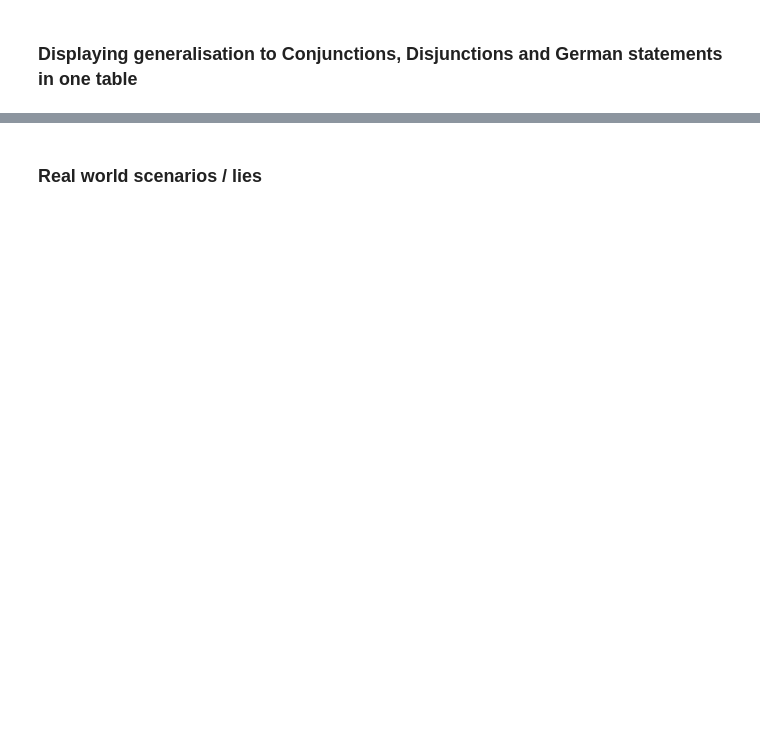
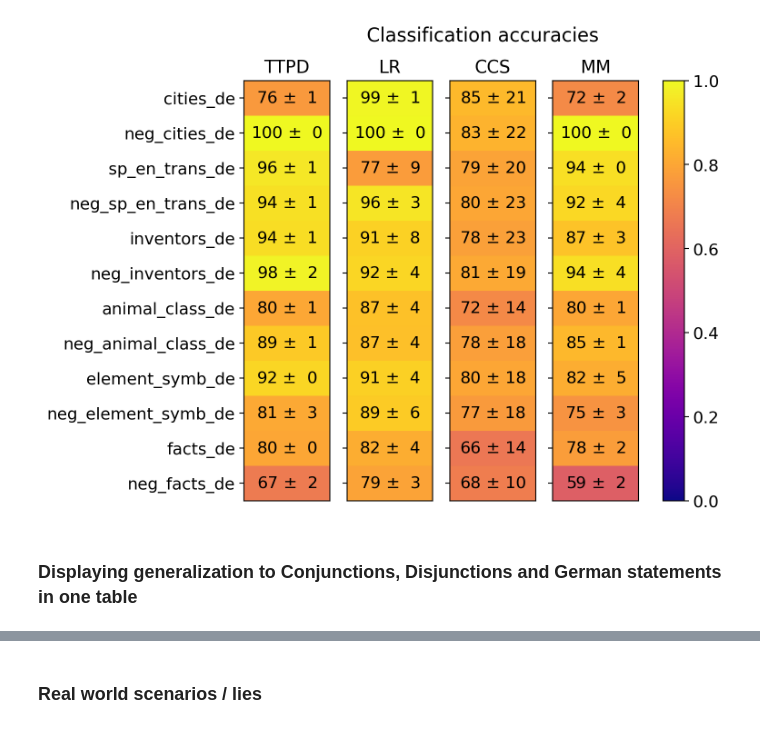
Before and after one commit to Fjallripa/Truth_is_Universal, a Jupyter notebook: lie_detection.ipynb, the cells around one changed output, grey strips where cells are left out. Cells and saved outputs as stored; diff of their text form; code cells hidden in the pictures; blank space fills up the shorter version.

```diff
--- a/lie_detection.ipynb
+++ b/lie_detection.ipynb
@@ -267,32 +335,36 @@ for probe_type, stats in probe_accuracies.items():
 # %%
 fig, (ax1, ax2, ax3, ax4) = plt.subplots(figsize=(7, 6), ncols=4)
 titles = ["TTPD", "LR", "CCS", "MM"]
 
 for t, (ax, key) in enumerate(zip((ax1, ax2, ax3, ax4), (TTPD, LRProbe, CCSProbe, MMProbe))):
     grid = [[stat_results[key]['mean'][dataset]] for dataset in val_sets]
     grid_std = [[stat_results[key]['std'][dataset]] for dataset in val_sets]
     im = ax.imshow(grid, vmin=0, vmax=1, cmap='plasma', aspect='auto')
 
     for i, row in enumerate(grid):
         for j, val in enumerate(row):
             ax.text(j, i, f'{round(grid[i][j] * 100):2d} $\pm$ {round(grid_std[i][j] * 100):2d}', ha='center', va='center', fontsize=13)
 
     ax.set_yticks(range(len(val_sets)))
     ax.set_xticks([])
     ax.set_title(titles[t], fontsize=14)
 
 ax1.set_yticklabels(val_sets, fontsize=13)
 ax2.set_yticklabels([])
 ax3.set_yticklabels([])
 ax4.set_yticklabels([])
 
 cbar = fig.colorbar(im, ax=[ax1, ax2, ax3, ax4])
 cbar.ax.tick_params(labelsize=13)
 
 fig.suptitle("Classification accuracies", fontsize=15)
-plt.show()
+
+plt.savefig(f"./results/lie_detection--german--{model_name}.svg",
+            bbox_inches = "tight")
+# %% [output]
+[figure, added]
 # %% [markdown]
-### Displaying generalisation to Conjunctions, Disjunctions and German statements in one table
+### Displaying generalization to Conjunctions, Disjunctions and German statements in one table
 # %%
 # Define the validation sets and the probe types
 val_sets = ["cities_conj", "cities_disj", "sp_en_trans_conj","sp_en_trans_disj",
```
Also changed, not shown: parts of 20 cells of this notebook.
